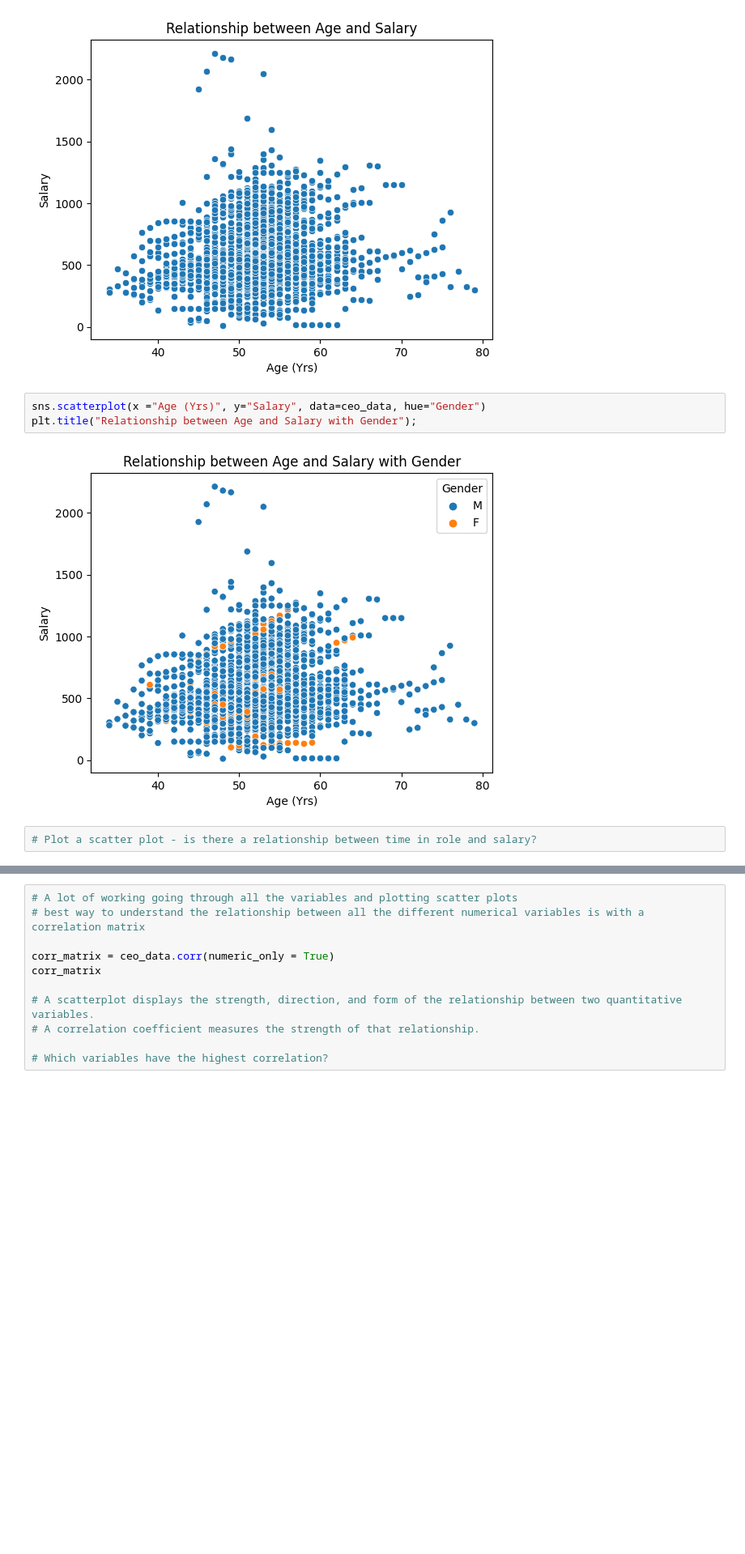
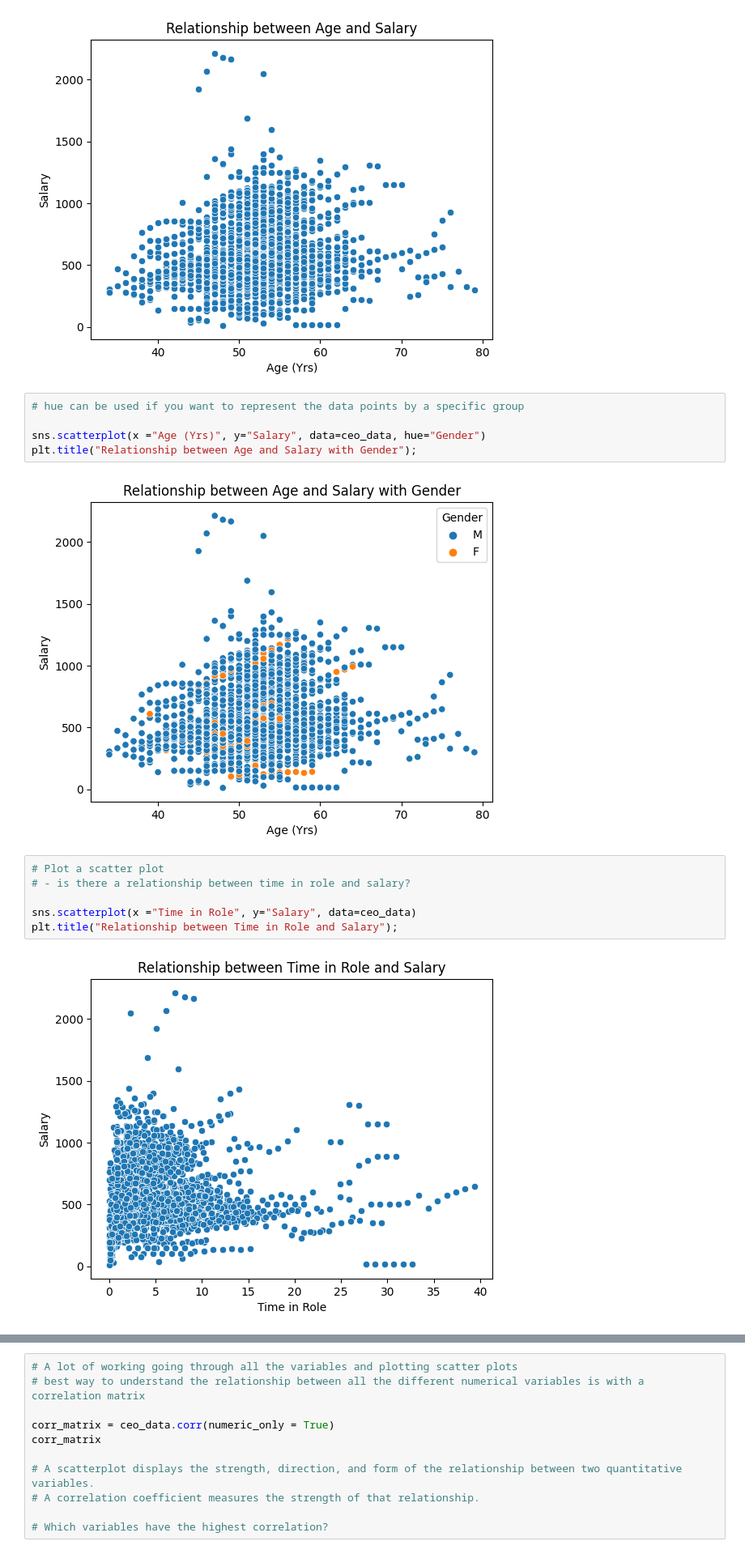
Before and after one commit to shaq31415926/hr-analytics, a Jupyter notebook: notebooks/06-sh-exploring-ceo-data-part-3.ipynb, the cells around one changed output, grey strips where cells are left out. Shown at 81% size. Cells and saved outputs as stored; diff of their text form; blank space fills up the shorter version.

```diff
--- a/notebooks/06-sh-exploring-ceo-data-part-3.ipynb
+++ b/notebooks/06-sh-exploring-ceo-data-part-3.ipynb
@@ -154,9 +158,17 @@ plt.title("Relationship between Age and Salary");
 # %% [output]
 [figure]
 # %%
+# hue can be used if you want to represent the data points by a specific group
+
 sns.scatterplot(x ="Age (Yrs)", y="Salary", data=ceo_data, hue="Gender")
 plt.title("Relationship between Age and Salary with Gender");
 # %% [output]
 [figure]
 # %%
-# Plot a scatter plot - is there a relationship between time in role and salary?
+# Plot a scatter plot
+# - is there a relationship between time in role and salary?
+
+sns.scatterplot(x ="Time in Role", y="Salary", data=ceo_data)
+plt.title("Relationship between Time in Role and Salary");
+# %% [output]
+[figure, added]
```
Also changed, not shown: parts of 12 cells of this notebook, 1 other file.
